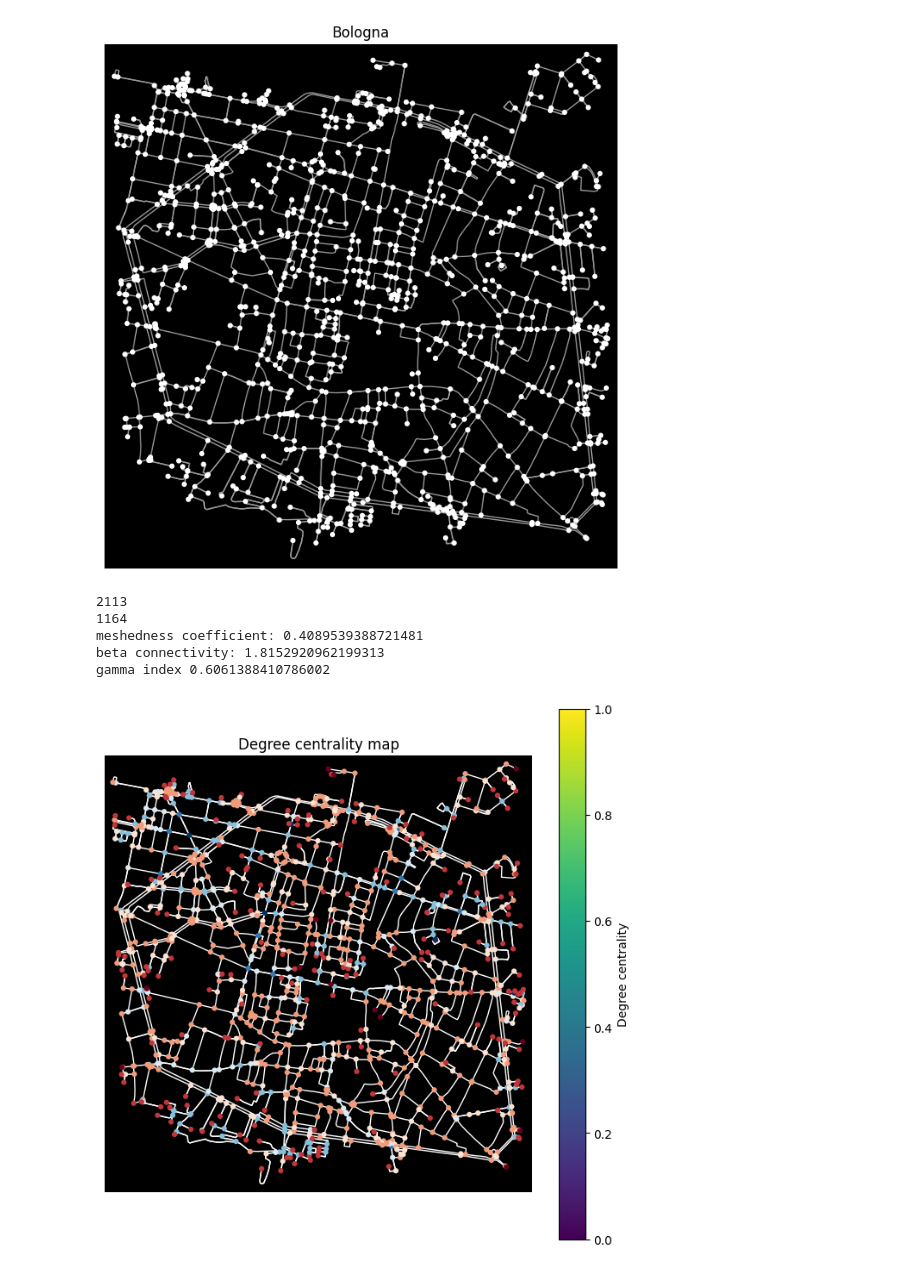
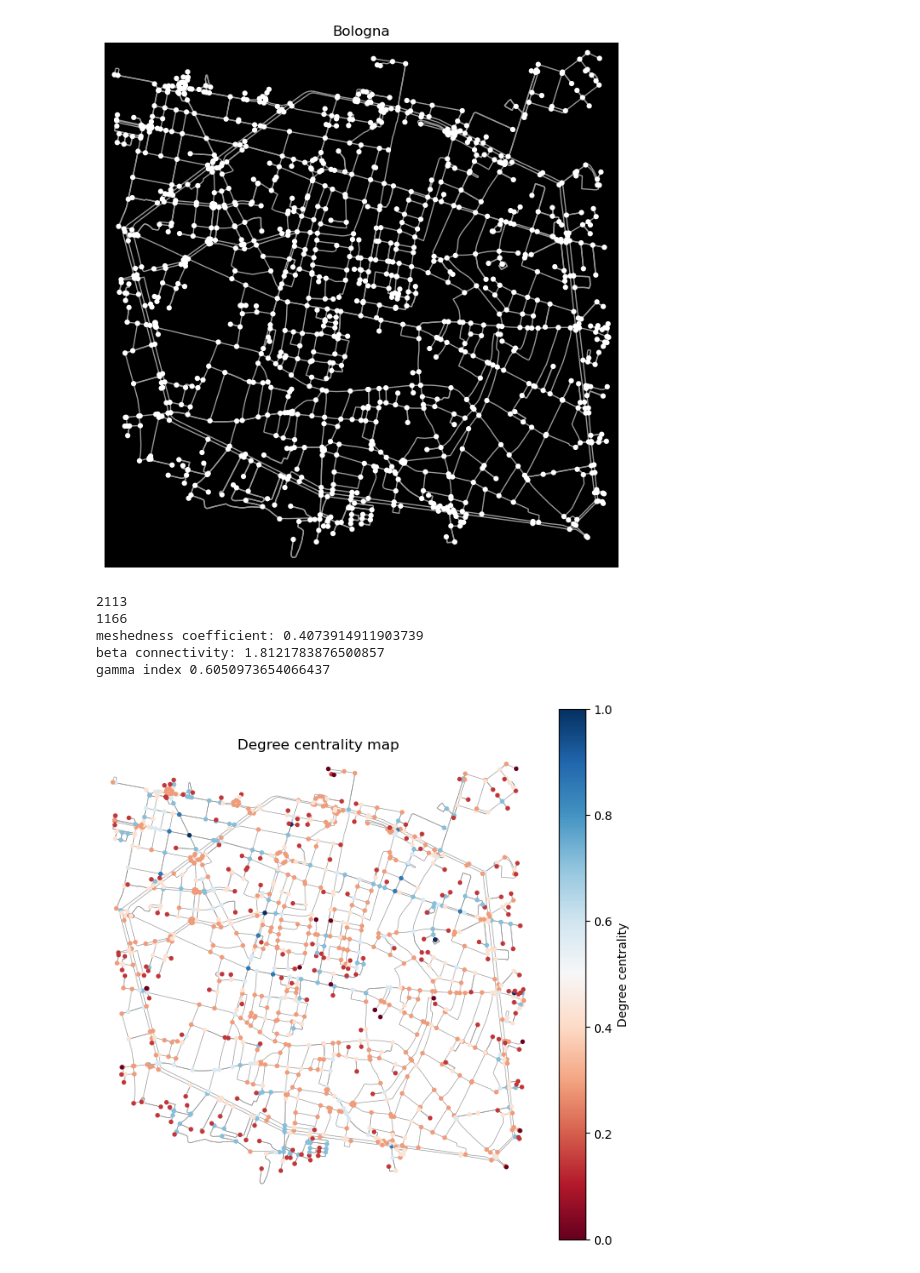
Before and after one commit to MassimoMario/Bologna_urban_network_analysis, a Jupyter notebook: COMPLEX.ipynb, the cells around one changed output. Drawn from its saved outputs; the diff is of its cells as text; code cells hidden in the pictures.

```diff
--- a/COMPLEX.ipynb
+++ b/COMPLEX.ipynb
@@ -7,7 +23,7 @@ import matplotlib.pyplot as plt
 location_point = (44.495555, 11.3428)
 
 # create network from point, inside bounding box of N, S, E, W each 750m from point
-G = ox.graph_from_point(location_point, dist=1300, dist_type='bbox', network_type='drive_service')
+G = ox.graph_from_point(location_point, dist=1300, dist_type='bbox', network_type='drive_service', simplify = True)
 G = ox.project_graph(G)
 osmids = list(G.nodes)
 G = nx.relabel.convert_node_labels_to_integers(G)
@@ -49,34 +65,35 @@ print("gamma index", gamma)
 #print("characteristic path length:", l_geo)
 # %% [output]
 2113
-1164
-meshedness coefficient: 0.4089539388721481
-beta connectivity: 1.8152920962199313
-gamma index 0.6061388410786002
+1166
+meshedness coefficient: 0.4073914911903739
+beta connectivity: 1.8121783876500857
+gamma index 0.6050973654066437
 # %%
 # compute degree centrality
 degree_centrality = nx.degree_centrality(G)
 
 dc_values = np.array([degree_centrality[node] for node in G.nodes])
 
 # normalize
 norm_dc_values = (dc_values - min(dc_values)) / (max(dc_values) - min(dc_values))
 
 # Plot the graph with a heatmap based on degree centrality
-fig, ax = ox.plot_graph(
-    G,
-    bgcolor='black',
-    node_size=20,
-    node_color=plt.cm.RdBu(norm_dc_values),  # Utilizza la colormap "seismic"
-    edge_color='white',
-    show=False
-)
+cmap = 'RdBu'
+norm=plt.Normalize(vmin=norm_dc_values.min(), vmax=norm_dc_values.max())
+sm = plt.cm.ScalarMappable(norm=norm, cmap=cmap)
+sm.set_array([])
 
-# Aggiungi una barra dei colori con l'asse specificato (ax)
-cbar = plt.colorbar(ax.collections[0], ax=ax, label='Degree centrality')
+fig, ax = ox.plot_graph(G,
+                        node_color=plt.cm.RdBu(norm_dc_values),
+                        node_size=15,
+                        edge_linewidth=0.5,
+                        bgcolor = 'white',
+                        show=False)
 
+cb = fig.colorbar(sm, ax=ax, label = 'Degree centrality')
 plt.axis('on')
 plt.title('Degree centrality map')
 plt.show()
 # %% [output]
-[figure, old version]
+[figure, new version]
```
Also changed, not shown: parts of 6 cells of this notebook.
